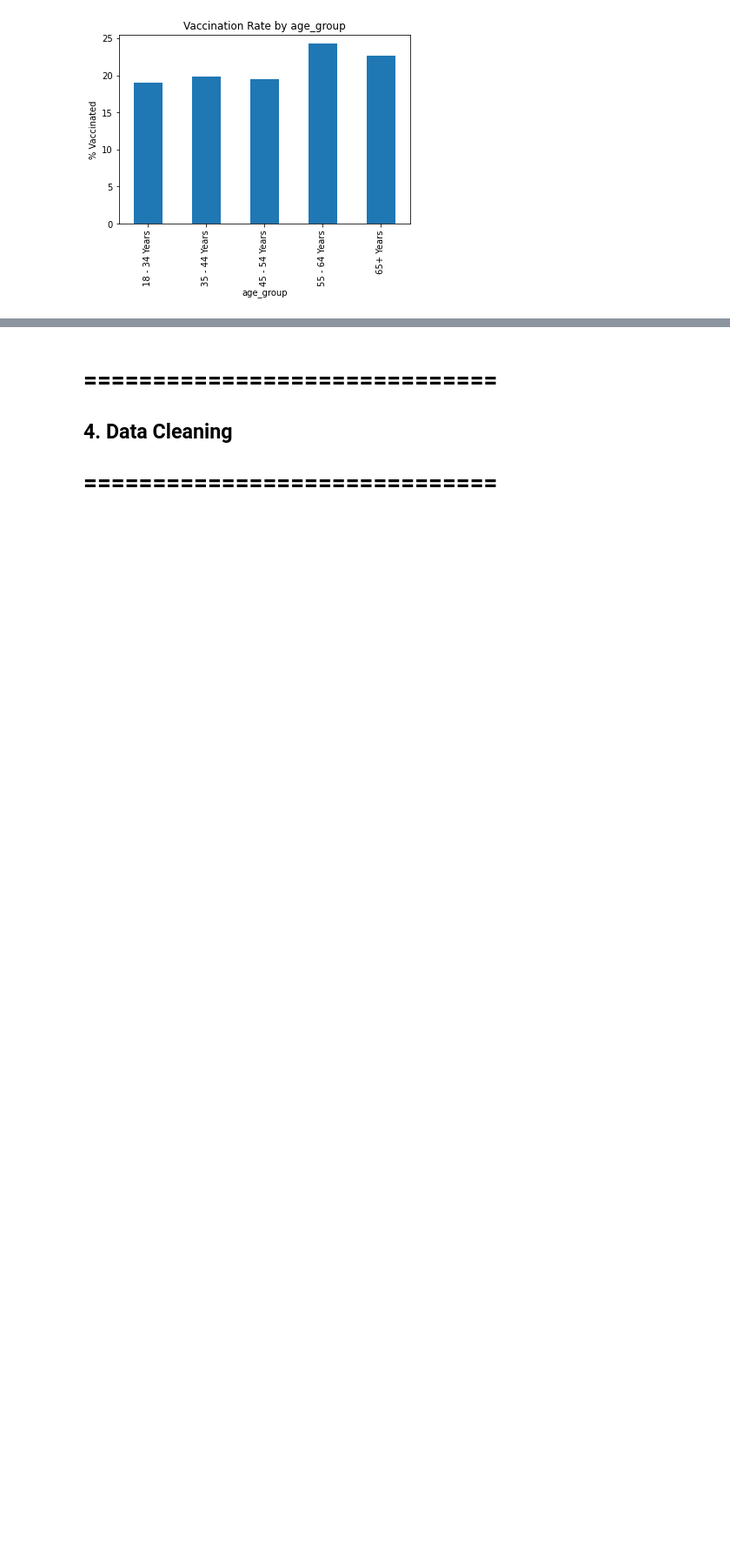
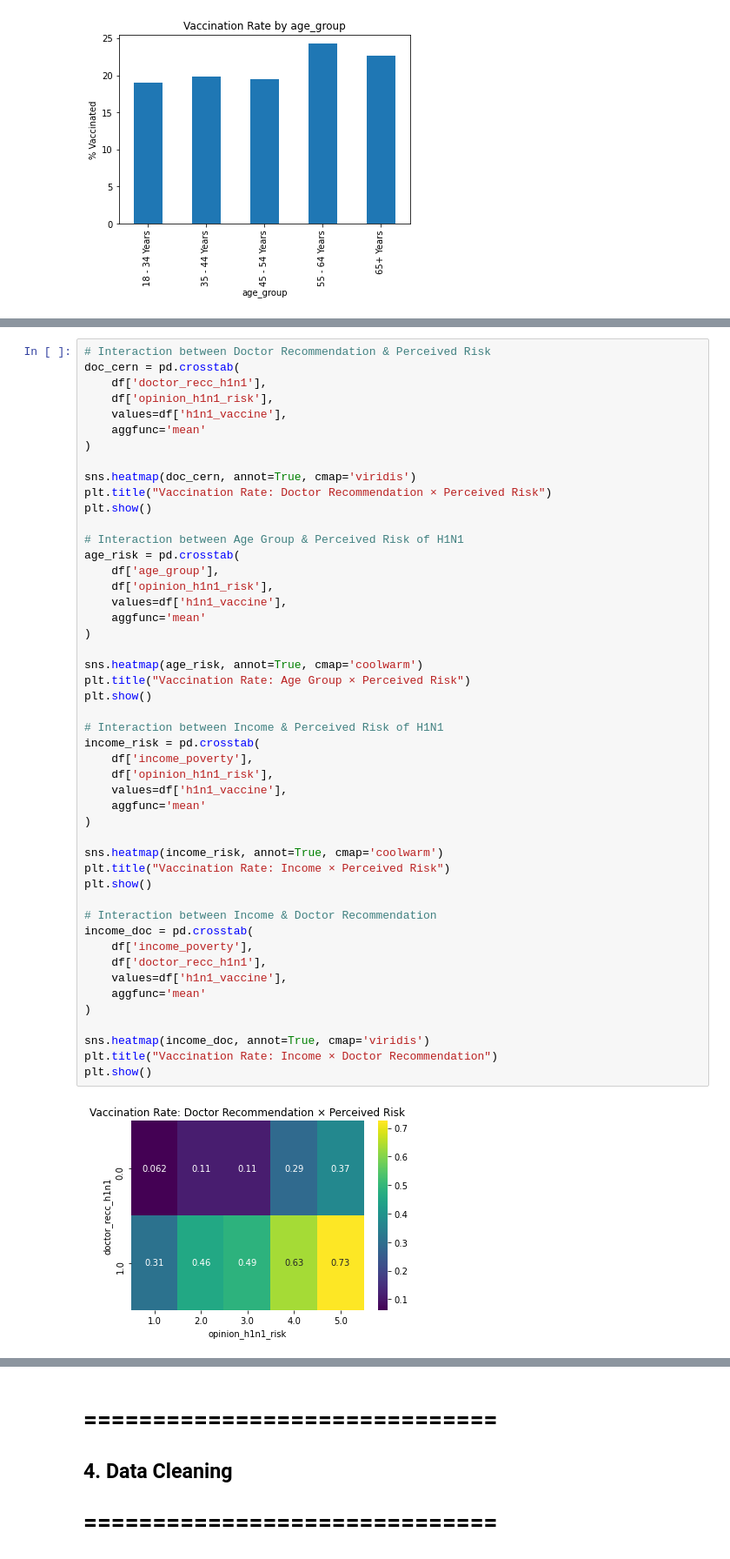
Before and after one commit to just-mawi/Phase-3-Project, a Jupyter notebook: index.ipynb, the cells around one changed output, grey strips where cells are left out. Shown at 87% size. Cells and saved outputs as stored; diff of their text form; blank space fills up the shorter version.

```diff
--- a/index.ipynb
+++ b/index.ipynb
@@ -139,0 +161,50 @@ plt.show()
+# %%
+# Interaction between Doctor Recommendation & Perceived Risk
+doc_cern = pd.crosstab(
+    df['doctor_recc_h1n1'],
+    df['opinion_h1n1_risk'],
+    values=df['h1n1_vaccine'],
+    aggfunc='mean'
+)
+
+sns.heatmap(doc_cern, annot=True, cmap='viridis')
+plt.title("Vaccination Rate: Doctor Recommendation × Perceived Risk")
+plt.show()
+
+# Interaction between Age Group & Perceived Risk of H1N1
+age_risk = pd.crosstab(
+    df['age_group'],
+    df['opinion_h1n1_risk'],
+    values=df['h1n1_vaccine'],
+    aggfunc='mean'
+)
+
+sns.heatmap(age_risk, annot=True, cmap='coolwarm')
+plt.title("Vaccination Rate: Age Group × Perceived Risk")
+plt.show()
+
+# Interaction between Income & Perceived Risk of H1N1
+income_risk = pd.crosstab(
+    df['income_poverty'],
+    df['opinion_h1n1_risk'],
+    values=df['h1n1_vaccine'],
+    aggfunc='mean'
+)
+
+sns.heatmap(income_risk, annot=True, cmap='coolwarm')
+plt.title("Vaccination Rate: Income × Perceived Risk")
+plt.show()
+
+# Interaction between Income & Doctor Recommendation
+income_doc = pd.crosstab(
+    df['income_poverty'],
+    df['doctor_recc_h1n1'],
+    values=df['h1n1_vaccine'],
+    aggfunc='mean'
+)
+
+sns.heatmap(income_doc, annot=True, cmap='viridis')
+plt.title("Vaccination Rate: Income × Doctor Recommendation")
+plt.show()
+# %% [output]
+[figure, added]
```
Also changed, not shown: parts of 8 cells of this notebook.
